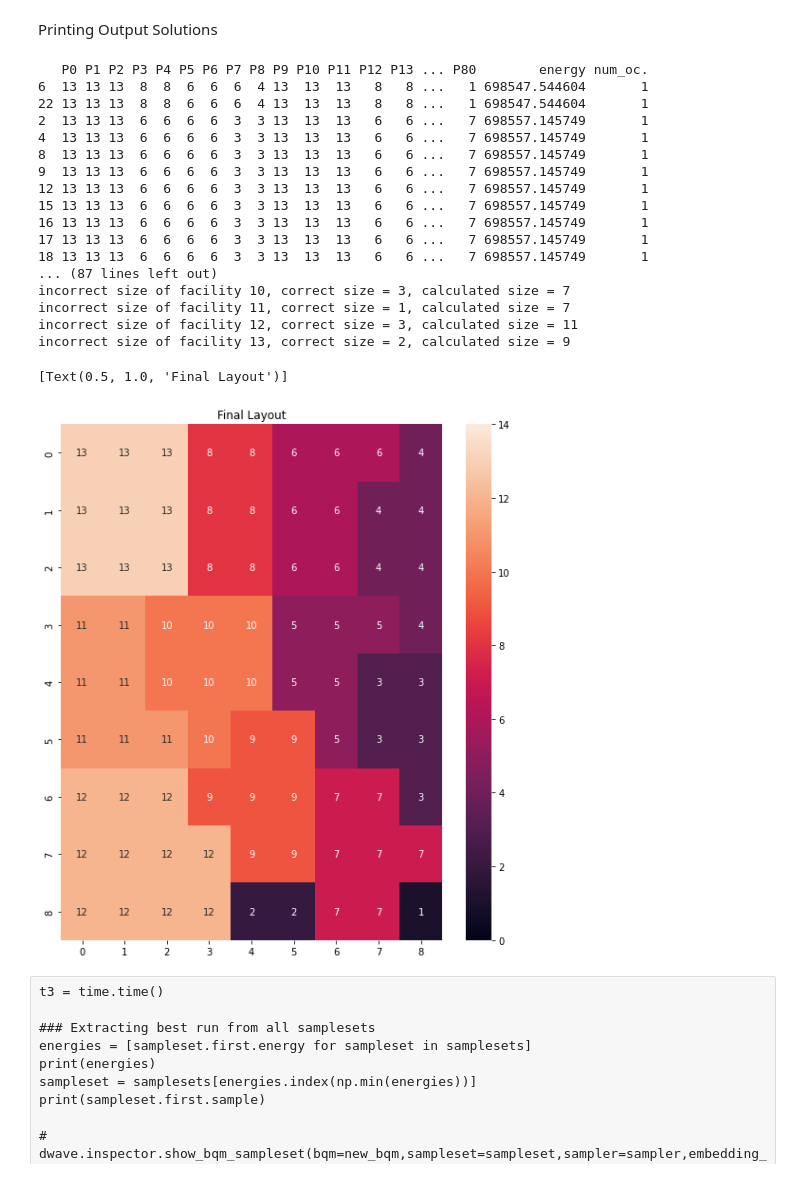
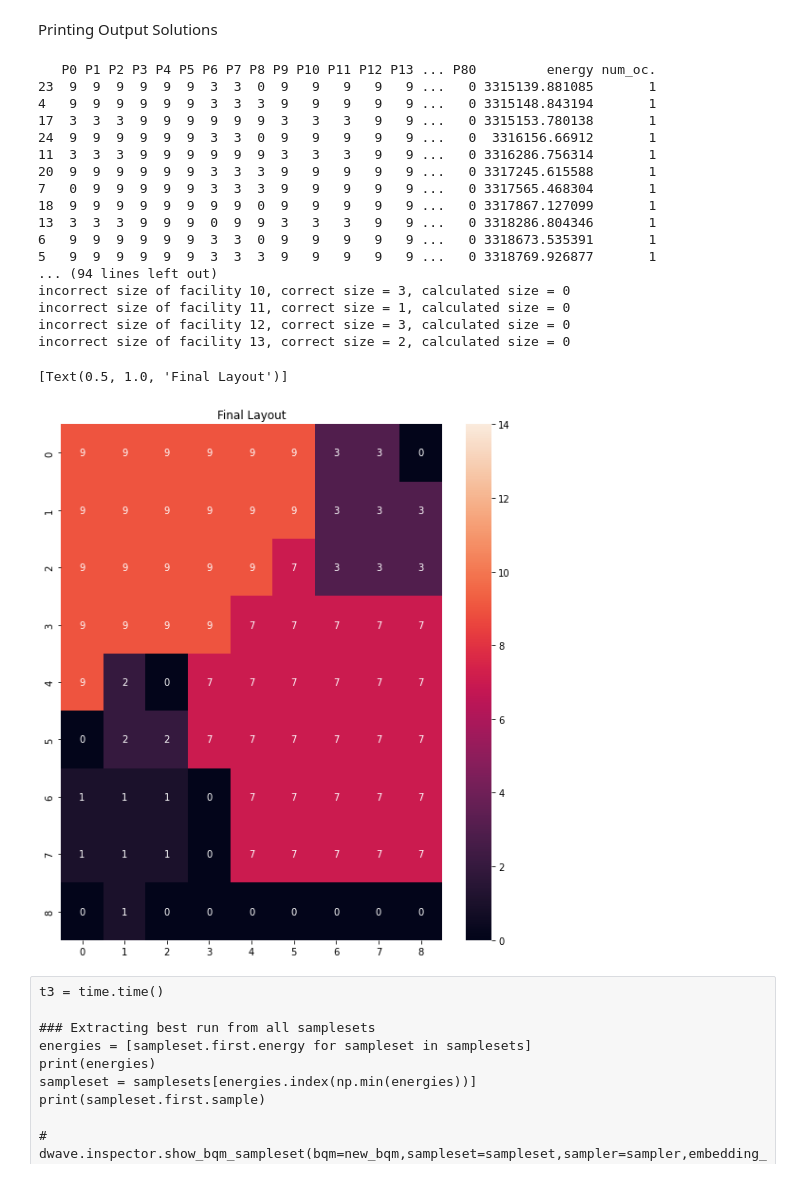
Before and after one commit to raghav-kaul/D-Wave, a Jupyter notebook: factory-layout-dqm.ipynb, the cells around one changed output. Drawn from its saved outputs; the diff is of its cells as text; code cells hidden in the pictures.

```diff
--- a/factory-layout-dqm.ipynb
+++ b/factory-layout-dqm.ipynb
@@ -20,10 +20,12 @@ facilities = [i for i in range(Nfacil)]
 positions = [i for i in range(Npos)]
 np.set_printoptions(linewidth=1000, suppress=True,threshold= sys.maxsize)
 flow = pd.read_csv("csv_files/flowmatrixdqm.csv", header = None)
-flow = (flow.to_numpy()/3)**3
+flow = (flow.to_numpy())**3
 flow = np.round(flow)
 flow = np.triu(flow)
 flow = np.array(flow)
+for i in range(1,len(flow[0])):
+    flow[0][i] = 3
 print(flow,"\n\n")
 
 
@@ -88,25 +90,22 @@ for j in range(len(positions)):
                 if i == 0 or ii == 0:
                     dqm.set_quadratic_case(labels[j],i,labels[jj],ii,distance[j][jj]*flow[i][ii])
                 else:
-                    dqm.set_quadratic_case(labels[j],i,labels[jj],ii,distance[j][jj]*flow[i][ii]/i*ii)
+                    dqm.set_quadratic_case(labels[j],i,labels[jj],ii,distance[j][jj]*flow[i][ii]/(i*ii))
 # %% [markdown]
 #constraint 1: only 1 machine is placed per position
 # %%
-# for p in positions:
-#     for f in facilities:
-#         dqm.add_linear_equality_constraint(
+for f in range(Nfacil):
+    if f == 0:
+        c1 = [(labels[p],f,1) for p in positions]
+    else:
+        c1 = [(labels[p],f,1/f) for p in positions]
 
-#         )
-for f in range(1,Nfacil):
-    # if f == 0:
-    #     c1 = [(labels[p],f,1) for p in positions]
-    # else:
-    #     c1 = [(labels[p],f,1/f) for p in positions]
-    c1 = [(labels[p],f,1/f) for p in positions]
+    # c1 = [(labels[p],f,1/f) for p in positions]
     print(c1)
+
     dqm.add_linear_equality_constraint(
         c1,
-        constant=-1*facilities[f],
-        lagrange_multiplier=1000
+        constant=-1*facility_size[f],
+        lagrange_multiplier=10000
     )
 # %% [output]
@@ -152,49 +137,51 @@ print(dqm)
 # %%
 sampler = LeapHybridDQMSampler()
 # numreads = 200 #number of samples for simulated annealer
-timelimit = 10 #time limit for hybrid sampler
+timelimit = 20 #time limit for hybrid sampler
 sampleset = sampler.sample_dqm(dqm,time_limit=timelimit)
 # %% [markdown]
 Printing Output Solutions
 # %%
-t3 = time.time()
+# t3 = time.time()
 print(sampleset)
 sample = sampleset.first.sample
 # print(sample)
 
 layout_val = sample.values()
 layout_val = np.array(list(layout_val))
 # print(layout_val)
 
 for f in facilities:
     if (layout_val==f).sum() != facility_size[f]:
         print(f"incorrect size of facility {f}, correct size = {facility_size[f]}, calculated size = {(layout_val==f).sum()}")
+    else:
+        print(f"correct size of facility {f} calculated")
 
 
 
 layout = layout_val.reshape(factory_rows,factory_collumns)
 fig, ax = plt.subplots(figsize=(9, 10))
 sns.heatmap(layout,annot = layout, vmin = 0, vmax = len(facilities)).set(title = "Final Layout")
 # %% [output]
-   P0 P1 P2 P3 P4 P5 P6 P7 P8 P9 P10 P11 P12 P13 ... P80        energy num_oc.
-6  13 13 13  8  8  6  6  6  4 13  13  13   8   8 ...   1 698547.544604       1
-22 13 13 13  8  8  6  6  6  4 13  13  13   8   8 ...   1 698547.544604       1
-2  13 13 13  6  6  6  6  3  3 13  13  13   6   6 ...   7 698557.145749       1
-4  13 13 13  6  6  6  6  3  3 13  13  13   6   6 ...   7 698557.145749       1
-8  13 13 13  6  6  6  6  3  3 13  13  13   6   6 ...   7 698557.145749       1
-9  13 13 13  6  6  6  6  3  3 13  13  13   6   6 ...   7 698557.145749       1
-12 13 13 13  6  6  6  6  3  3 13  13  13   6   6 ...   7 698557.145749       1
-15 13 13 13  6  6  6  6  3  3 13  13  13   6   6 ...   7 698557.145749       1
-16 13 13 13  6  6  6  6  3  3 13  13  13   6   6 ...   7 698557.145749       1
-17 13 13 13  6  6  6  6  3  3 13  13  13   6   6 ...   7 698557.145749       1
-18 13 13 13  6  6  6  6  3  3 13  13  13   6   6 ...   7 698557.145749       1
-... (87 lines left out)
-incorrect size of facility 10, correct size = 3, calculated size = 7
-incorrect size of facility 11, correct size = 1, calculated size = 7
-incorrect size of facility 12, correct size = 3, calculated size = 11
-incorrect size of facility 13, correct size = 2, calculated size = 9
+   P0 P1 P2 P3 P4 P5 P6 P7 P8 P9 P10 P11 P12 P13 ... P80         energy num_oc.
+23  9  9  9  9  9  9  3  3  0  9   9   9   9   9 ...   0 3315139.881085       1
+4   9  9  9  9  9  9  3  3  3  9   9   9   9   9 ...   0 3315148.843194       1
+17  3  3  3  9  9  9  9  9  9  3   3   3   9   9 ...   0 3315153.780138       1
+24  9  9  9  9  9  9  3  3  0  9   9   9   9   9 ...   0  3316156.66912       1
+11  3  3  3  9  9  9  9  9  9  3   3   3   9   9 ...   0 3316286.756314       1
+20  9  9  9  9  9  9  3  3  3  9   9   9   9   9 ...   0 3317245.615588       1
+7   0  9  9  9  9  9  3  3  3  9   9   9   9   9 ...   0 3317565.468304       1
+18  9  9  9  9  9  9  9  9  0  9   9   9   9   9 ...   0 3317867.127099       1
+13  3  3  3  9  9  9  0  9  9  3   3   3   9   9 ...   0 3318286.804346       1
+6   9  9  9  9  9  9  3  3  0  9   9   9   9   9 ...   0 3318673.535391       1
+5   9  9  9  9  9  9  3  3  3  9   9   9   9   9 ...   0 3318769.926877       1
+... (94 lines left out)
+incorrect size of facility 10, correct size = 3, calculated size = 0
+incorrect size of facility 11, correct size = 1, calculated size = 0
+incorrect size of facility 12, correct size = 3, calculated size = 0
+incorrect size of facility 13, correct size = 2, calculated size = 0
 [Text(0.5, 1.0, 'Final Layout')]
-[figure, old version]
+[figure, new version]
 # %% [raw]
 t3 = time.time()
 
```
Also changed, not shown: parts of 5 cells of this notebook, 1 other file.
